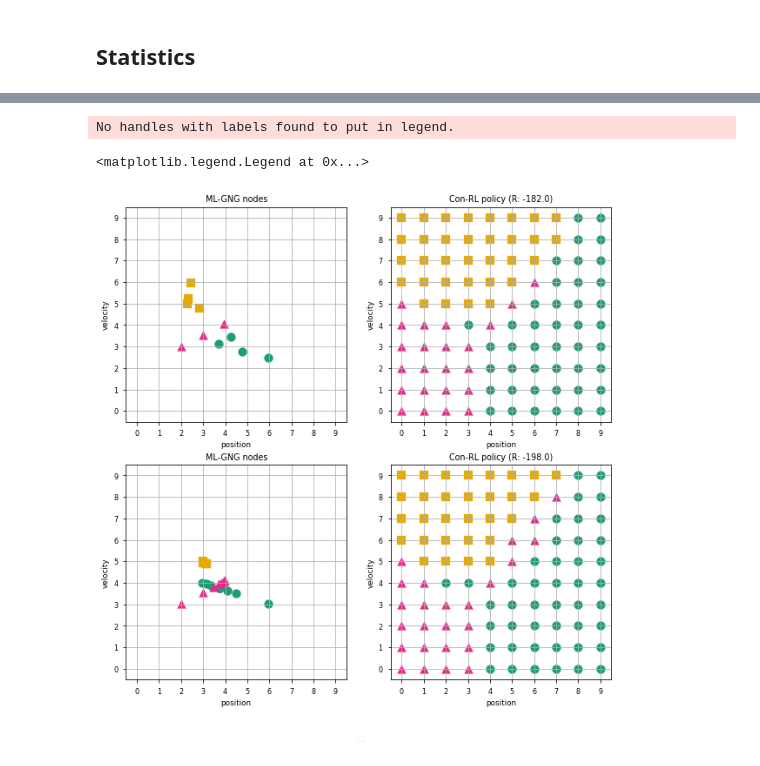
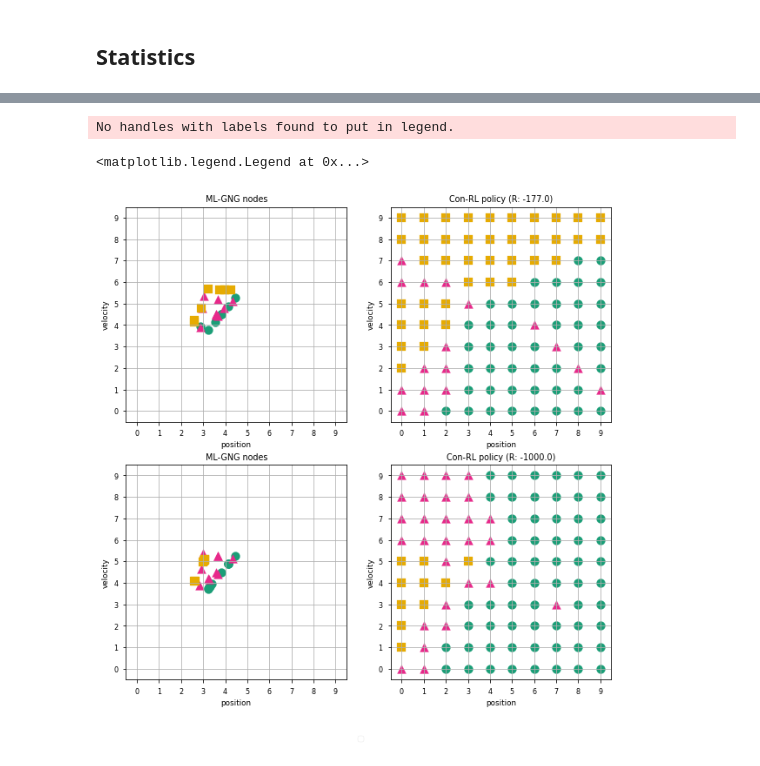
Before and after one commit to nhabbash/con-rl, a Jupyter notebook: notebooks/conrl/conrl_mountaincar.ipynb, the cells around one changed output, grey strips where cells are left out. Cells and saved outputs as stored; diff of their text form; code cells hidden in the pictures.

```diff
--- a/notebooks/conrl/conrl_mountaincar.ipynb
+++ b/notebooks/conrl/conrl_mountaincar.ipynb
@@ -321,9 +312,9 @@ fig.legend(bbox_to_anchor=(0.5, 0.04), loc='upper center', ncol=3)
 fig, ax = plt.subplots(nrows=2, ncols=2, figsize=(10, 10))
 ax = ax.flatten()
 
-ep = 70
+ep = 280
 #fig.suptitle("Stats@{}th episode - Reward Con-RL: {} | Vanilla Q: {}".format(ep, stats_cr["cumulative_reward"][ep], stats_q["cumulative_reward"][ep]))
-project_nodes(nodes=tmp,
+project_nodes(nodes=stats_cr["mlgng_nodes"][ep],
             state_size=state_size,
             action_names=act_dict,
             symbols=act_symbol,
@@ -341,35 +332,35 @@ project_nodes(nodes=stats_cr["best_actions"][ep],
             axis_names=["position", "velocity"],
             title="Con-RL policy (R: {})".format(stats_cr["cumulative_reward"][ep]),
             round=True,
             def_plot=(fig, ax[1]))
 
-ep=110
+ep=290
 
 project_nodes(nodes=stats_cr["mlgng_nodes"][ep],
             state_size=state_size,
             action_names=act_dict,
             symbols=act_symbol,
             colors=act_color,
             axis_names=["position", "velocity"],
             title="ML-GNG nodes",
             round=False,
             def_plot=(fig, ax[2]))
 
 project_nodes(nodes=stats_cr["best_actions"][ep],
             state_size=state_size,
             action_names=act_dict,
             symbols=act_symbol,
             colors=act_color,
             axis_names=["position", "velocity"],
             title="Con-RL policy (R: {})".format(stats_cr["cumulative_reward"][ep]),
             round=True,
             def_plot=(fig, ax[3]))
 
 fig.legend(bbox_to_anchor=(0.5, 0.04), loc='upper center', ncol=3)
 # %% [output]
 No handles with labels found to put in legend.
 <matplotlib.legend.Legend at 0x...>
-[figure, old version]
+[figure, new version]
 # %%
 act_symbol_plotly = {0:0, 1:5, 2:1}
 act_color_plotly = act_color.copy()
```
Also changed, not shown: parts of 17 cells of this notebook, 2 other files.
